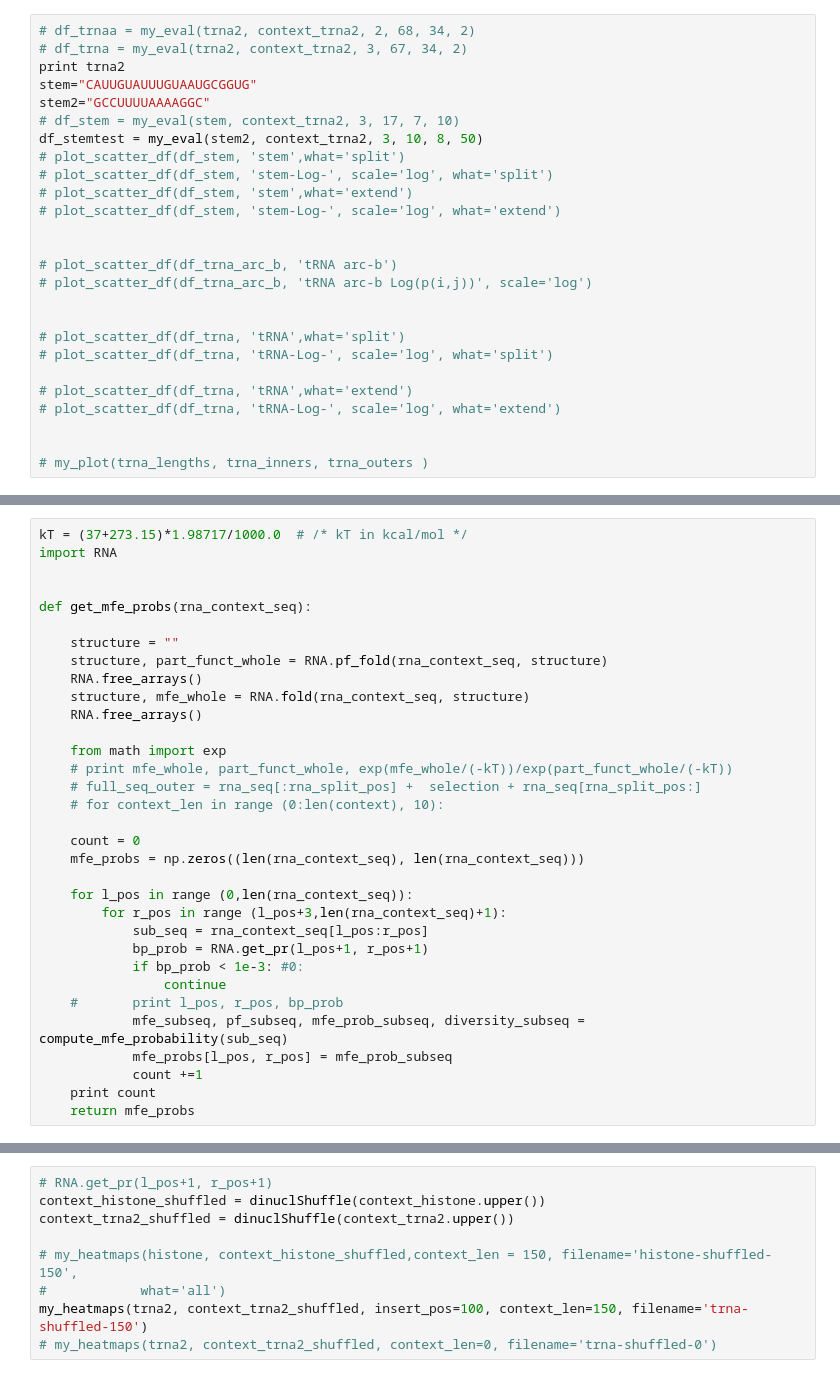
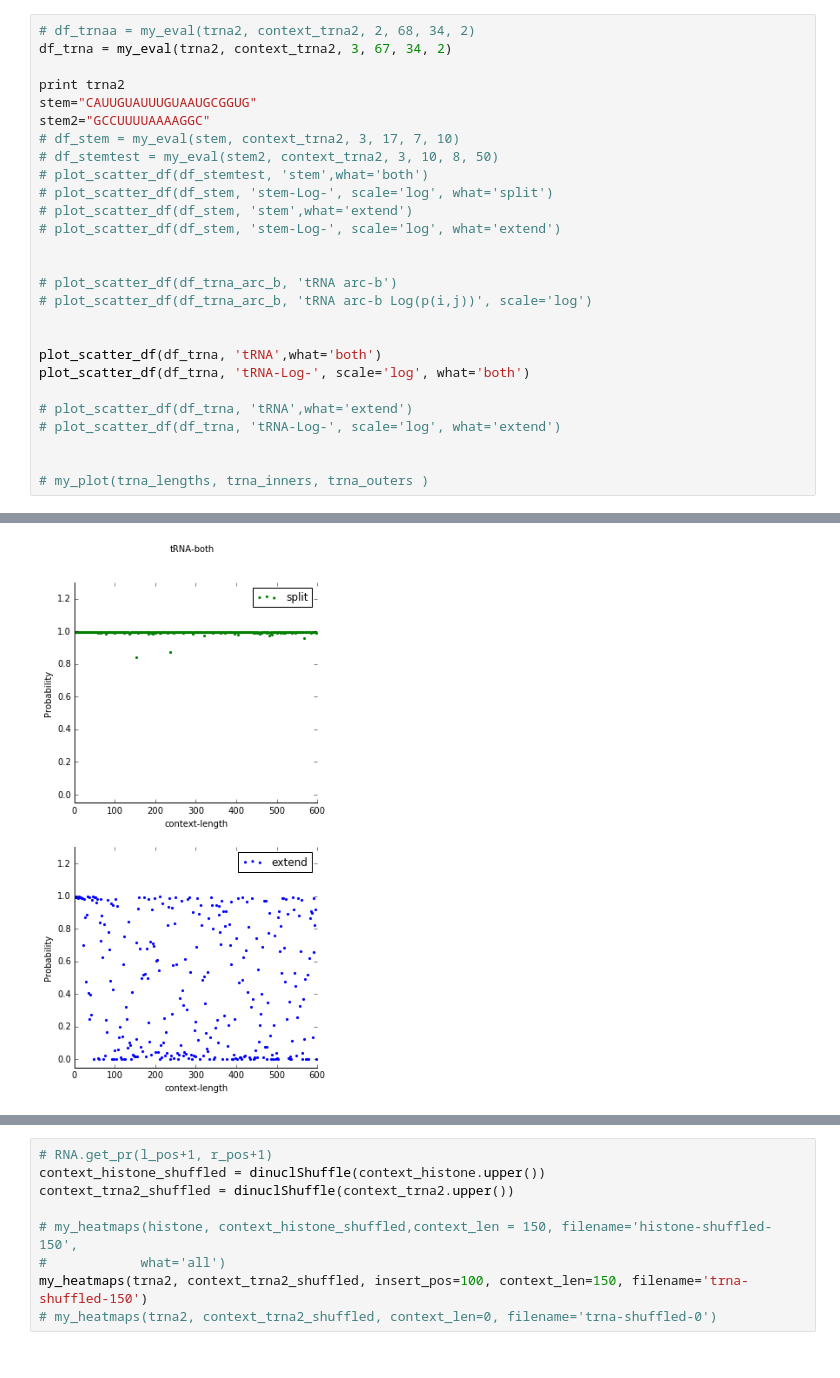
Before and after one commit to mmiladi/mmfold, a Jupyter notebook: local_dotplot/LocalDotplot.ipynb, the cells around one changed output, grey strips where cells are left out. Drawn from its saved outputs; the diff is of its cells as text.

Commit message:
localplot ipynb functional

```diff
--- a/local_dotplot/LocalDotplot.ipynb
+++ b/local_dotplot/LocalDotplot.ipynb
@@ -268,12 +158,13 @@ def getBPPM(sequence, structure = "", bppm_cutoff = 0):
 # %%
 # df_trnaa = my_eval(trna2, context_trna2, 2, 68, 34, 2)
-# df_trna = my_eval(trna2, context_trna2, 3, 67, 34, 2)
+df_trna = my_eval(trna2, context_trna2, 3, 67, 34, 2)
+
 print trna2
 stem="CAUUGUAUUUGUAAUGCGGUG"
 stem2="GCCUUUUAAAAGGC"
 # df_stem = my_eval(stem, context_trna2, 3, 17, 7, 10)
-df_stemtest = my_eval(stem2, context_trna2, 3, 10, 8, 50)
-# plot_scatter_df(df_stem, 'stem',what='split')
+# df_stemtest = my_eval(stem2, context_trna2, 3, 10, 8, 50)
+# plot_scatter_df(df_stemtest, 'stem',what='both')
 # plot_scatter_df(df_stem, 'stem-Log-', scale='log', what='split')
 # plot_scatter_df(df_stem, 'stem',what='extend')
 # plot_scatter_df(df_stem, 'stem-Log-', scale='log', what='extend')
@@ -283,11 +174,12 @@ df_stemtest = my_eval(stem2, context_trna2, 3, 10, 8, 50)
 # plot_scatter_df(df_trna_arc_b, 'tRNA arc-b Log(p(i,j))', scale='log')
 
 
-# plot_scatter_df(df_trna, 'tRNA',what='split')
-# plot_scatter_df(df_trna, 'tRNA-Log-', scale='log', what='split')
+plot_scatter_df(df_trna, 'tRNA',what='both')
+plot_scatter_df(df_trna, 'tRNA-Log-', scale='log', what='both')
 
 # plot_scatter_df(df_trna, 'tRNA',what='extend')
 # plot_scatter_df(df_trna, 'tRNA-Log-', scale='log', what='extend')
 
 
 # my_plot(trna_lengths, trna_inners, trna_outers )
+# %% [output]
@@ -293,0 +203 @@ df_stemtest = my_eval(stem2, context_trna2, 3, 10, 8, 50)
+[figure, added]
@@ -294,33 +204,0 @@ df_stemtest = my_eval(stem2, context_trna2, 3, 10, 8, 50)
-# %%
-kT = (37+273.15)*1.98717/1000.0  # /* kT in kcal/mol */
-import RNA
-
-
-def get_mfe_probs(rna_context_seq):
-
-    structure = ""
-    structure, part_funct_whole = RNA.pf_fold(rna_context_seq, structure)
-    RNA.free_arrays()
-    structure, mfe_whole = RNA.fold(rna_context_seq, structure)
-    RNA.free_arrays()
-
-    from math import exp
-    # print mfe_whole, part_funct_whole, exp(mfe_whole/(-kT))/exp(part_funct_whole/(-kT))
-    # full_seq_outer = rna_seq[:rna_split_pos] +  selection + rna_seq[rna_split_pos:]
-    # for context_len in range (0:len(context), 10):
-
-    count = 0
-    mfe_probs = np.zeros((len(rna_context_seq), len(rna_context_seq)))
-
-    for l_pos in range (0,len(rna_context_seq)):
-        for r_pos in range (l_pos+3,len(rna_context_seq)+1):
-            sub_seq = rna_context_seq[l_pos:r_pos]
-            bp_prob = RNA.get_pr(l_pos+1, r_pos+1)
-            if bp_prob < 1e-3: #0:
-                continue
-    #       print l_pos, r_pos, bp_prob
-            mfe_subseq, pf_subseq, mfe_prob_subseq, diversity_subseq = compute_mfe_probability(sub_seq)
-            mfe_probs[l_pos, r_pos] = mfe_prob_subseq
-            count +=1
-    print count
-    return mfe_probs
```
Also changed, not shown: parts of 10 cells of this notebook, 6 other files.
